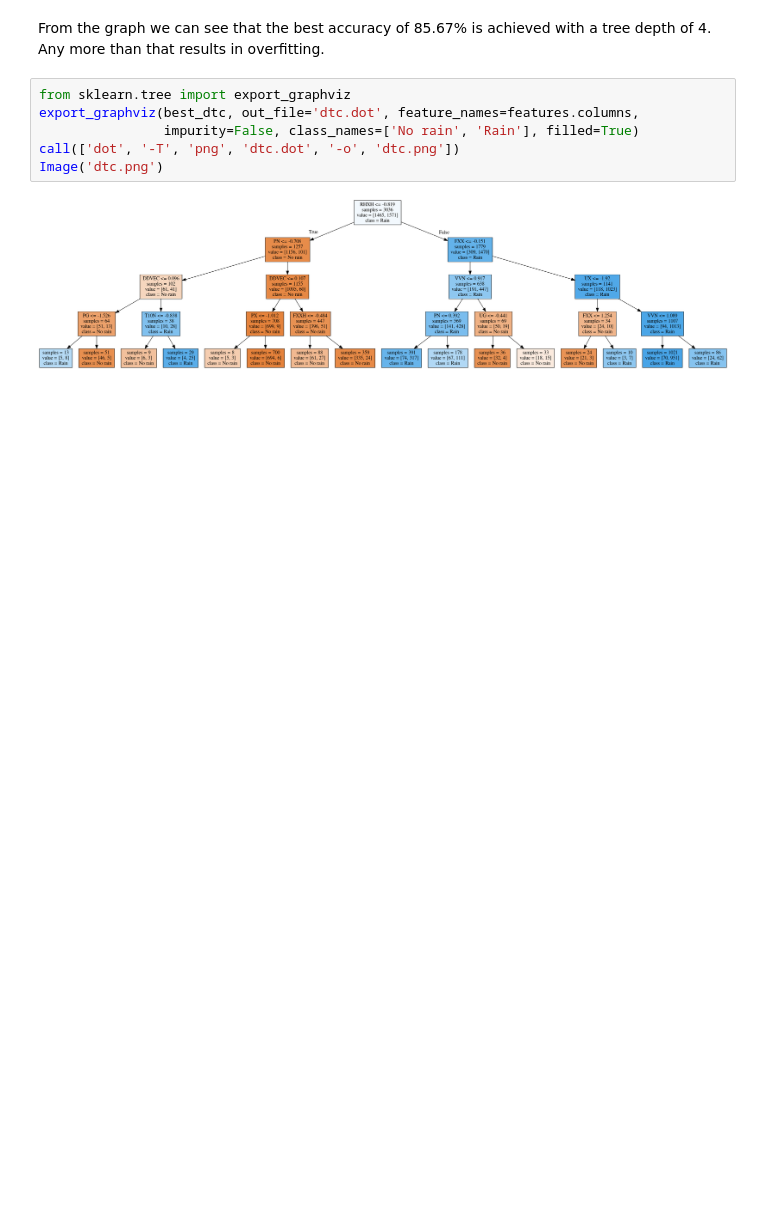
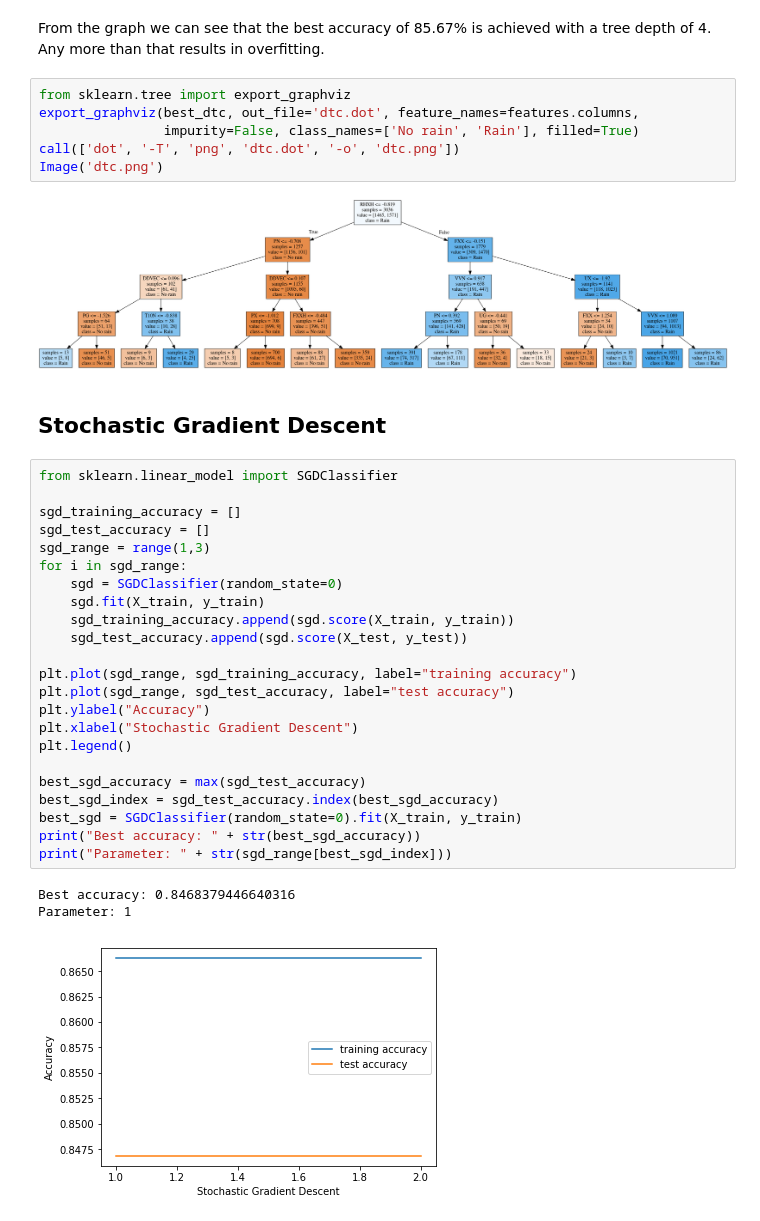
Before and after one commit to jeosadn/patrones, a Jupyter notebook: inv2/Inv-Corta-2.ipynb, the cells around one changed output. Cells and saved outputs as stored; diff of their text form; blank space fills up the shorter version.

```diff
--- a/inv2/Inv-Corta-2.ipynb
+++ b/inv2/Inv-Corta-2.ipynb
@@ -278,3 +278,32 @@ call(['dot', '-T', 'png', 'dtc.dot', '-o', 'dtc.png'])
 Image('dtc.png')
 # %% [output]
 [figure]
+# %% [markdown]
+## Stochastic Gradient Descent
+# %%
+from sklearn.linear_model import SGDClassifier
+
+sgd_training_accuracy = []
+sgd_test_accuracy = []
+sgd_range = range(1,3)
+for i in sgd_range:
+    sgd = SGDClassifier(random_state=0)
+    sgd.fit(X_train, y_train)
+    sgd_training_accuracy.append(sgd.score(X_train, y_train))
+    sgd_test_accuracy.append(sgd.score(X_test, y_test))
+
+plt.plot(sgd_range, sgd_training_accuracy, label="training accuracy")
+plt.plot(sgd_range, sgd_test_accuracy, label="test accuracy")
+plt.ylabel("Accuracy")
+plt.xlabel("Stochastic Gradient Descent")
+plt.legend()
+
+best_sgd_accuracy = max(sgd_test_accuracy)
+best_sgd_index = sgd_test_accuracy.index(best_sgd_accuracy)
+best_sgd = SGDClassifier(random_state=0).fit(X_train, y_train)
+print("Best accuracy: " + str(best_sgd_accuracy))
+print("Parameter: " + str(sgd_range[best_sgd_index]))
+# %% [output]
+Best accuracy: 0.8468379446640316
+Parameter: 1
+[figure, added]
```
Also changed, not shown: parts of 4 cells of this notebook.
